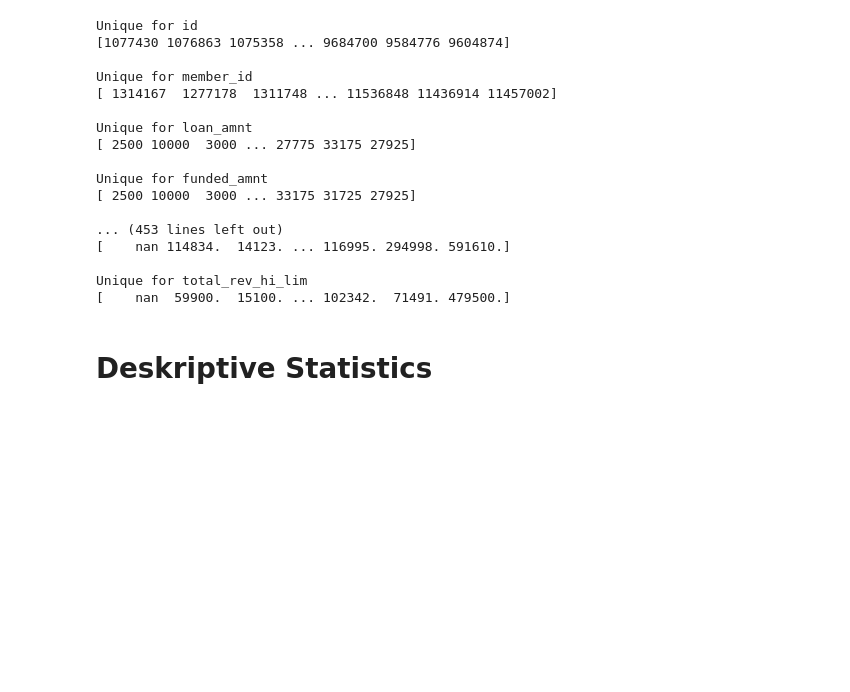
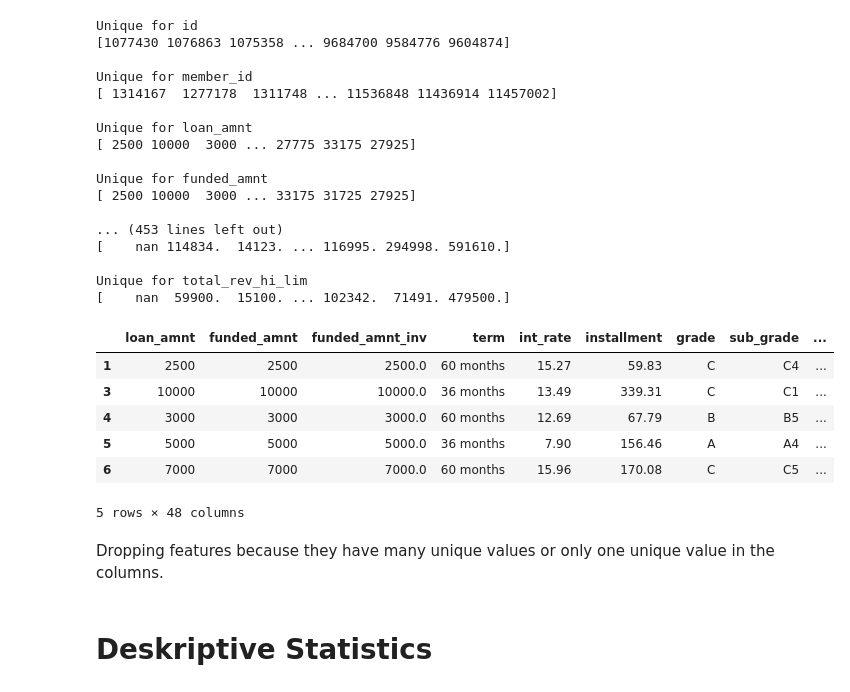
Before and after one commit to mferdinandr/credit-risk-idx, a Jupyter notebook: file.ipynb, the cells around one changed output. Saved outputs shown, nothing was run; the diff lists cells and outputs as text; code cells hidden in the pictures; blank space fills up the shorter version.

Commit message:
feat: drop unique values

```diff
--- a/file.ipynb
+++ b/file.ipynb
@@ -278,6 +275,19 @@ Unique for funded_amnt
 
 Unique for total_rev_hi_lim
 [    nan  59900.  15100. ... 102342.  71491. 479500.]
+# %%
+df = df[df.columns[~df.columns.isin(['id', 'member_id', 'policy_code', 'url', 'zip_code', 'application_type'])]]
+df.head()
+# %% [output]
+|  | loan_amnt | funded_amnt | funded_amnt_inv | term | int_rate | installment | grade | sub_grade | ... |
+| 1 | 2500 | 2500 | 2500.0 | 60 months | 15.27 | 59.83 | C | C4 | ... |
+| 3 | 10000 | 10000 | 10000.0 | 36 months | 13.49 | 339.31 | C | C1 | ... |
+| 4 | 3000 | 3000 | 3000.0 | 60 months | 12.69 | 67.79 | B | B5 | ... |
+| 5 | 5000 | 5000 | 5000.0 | 36 months | 7.90 | 156.46 | A | A4 | ... |
+| 6 | 7000 | 7000 | 7000.0 | 60 months | 15.96 | 170.08 | C | C5 | ... |
+5 rows × 48 columns
+# %% [markdown]
+Dropping features because they have many unique values or only one unique value in the columns.
 # %% [markdown]
 # Deskriptive Statistics
 # %%
```
Also changed, not shown: parts of 1 cell of this notebook.
